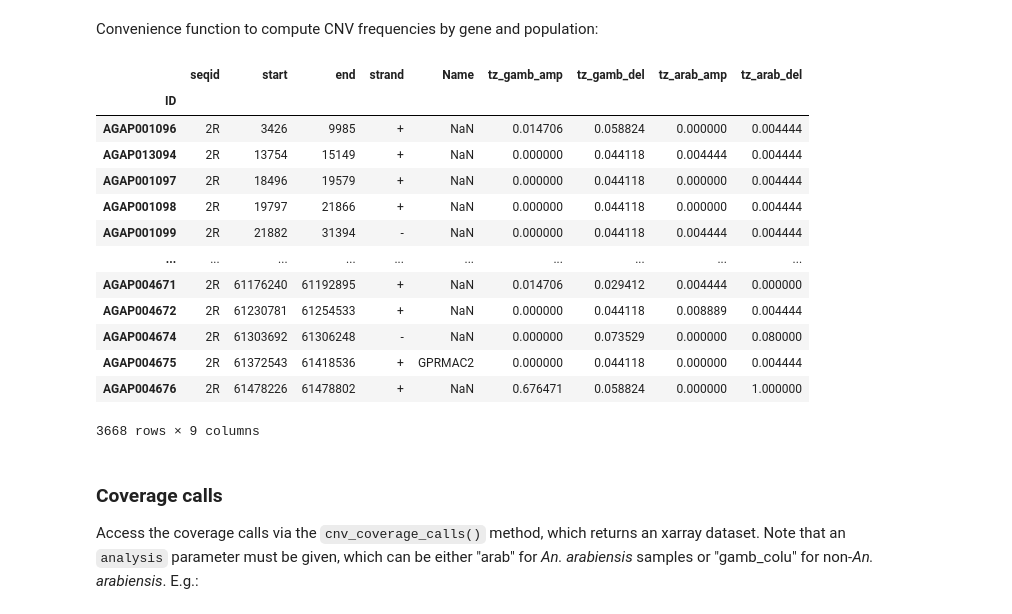
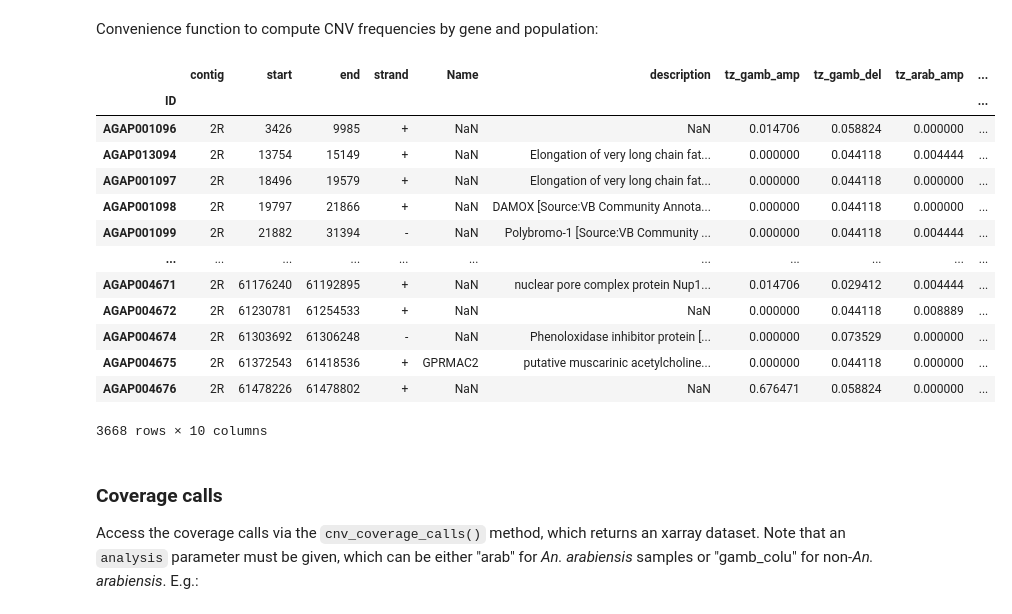
Before and after one commit to alimanfoo/sandbox, a Jupyter notebook: 2021-04-28-ag3-cnv-guide/notebook.ipynb, the cells around one changed output. Drawn from its saved outputs; the diff is of its cells as text; code cells hidden in the pictures.

```diff
--- a/2021-04-28-ag3-cnv-guide/notebook.ipynb
+++ b/2021-04-28-ag3-cnv-guide/notebook.ipynb
@@ -131,27 +129,27 @@ Data variables:
 # %% [markdown]
 Convenience function to compute CNV frequencies by gene and population:
 # %%
-pops = {
+cohorts = {
     'tz_gamb': "sample_set == 'AG1000G-TZ' and species == 'gambiae'",
     'tz_arab': "sample_set == 'AG1000G-TZ' and species == 'arabiensis'",
 }
-df_gene_cnv_freqs = ag3.gene_cnv_frequencies(contig='2R', populations=pops)
+df_gene_cnv_freqs = ag3.gene_cnv_frequencies(contig='2R', cohorts=cohorts)
 df_gene_cnv_freqs
 # %% [output]
-|  | seqid | start | end | strand | Name | tz_gamb_amp | tz_gamb_del | tz_arab_amp | tz_arab_del |
-| ID |  |  |  |  |  |  |  |  |  |
-| AGAP001096 | 2R | 3426 | 9985 | + | NaN | 0.014706 | 0.058824 | 0.000000 | 0.004444 |
-| AGAP013094 | 2R | 13754 | 15149 | + | NaN | 0.000000 | 0.044118 | 0.004444 | 0.004444 |
-| AGAP001097 | 2R | 18496 | 19579 | + | NaN | 0.000000 | 0.044118 | 0.000000 | 0.004444 |
-| AGAP001098 | 2R | 19797 | 21866 | + | NaN | 0.000000 | 0.044118 | 0.000000 | 0.004444 |
-| AGAP001099 | 2R | 21882 | 31394 | - | NaN | 0.000000 | 0.044118 | 0.004444 | 0.004444 |
-| ... | ... | ... | ... | ... | ... | ... | ... | ... | ... |
-| AGAP004671 | 2R | 61176240 | 61192895 | + | NaN | 0.014706 | 0.029412 | 0.004444 | 0.000000 |
-| AGAP004672 | 2R | 61230781 | 61254533 | + | NaN | 0.000000 | 0.044118 | 0.008889 | 0.004444 |
-| AGAP004674 | 2R | 61303692 | 61306248 | - | NaN | 0.000000 | 0.073529 | 0.000000 | 0.080000 |
-| AGAP004675 | 2R | 61372543 | 61418536 | + | GPRMAC2 | 0.000000 | 0.044118 | 0.000000 | 0.004444 |
-| AGAP004676 | 2R | 61478226 | 61478802 | + | NaN | 0.676471 | 0.058824 | 0.000000 | 1.000000 |
+|  | contig | start | end | strand | Name | description | tz_gamb_amp | tz_gamb_del | tz_arab_amp | ... |
+| ID |  |  |  |  |  |  |  |  |  | ... |
+| AGAP001096 | 2R | 3426 | 9985 | + | NaN | NaN | 0.014706 | 0.058824 | 0.000000 | ... |
+| AGAP013094 | 2R | 13754 | 15149 | + | NaN | Elongation of very long chain fat... | 0.000000 | 0.044118 | 0.004444 | ... |
+| AGAP001097 | 2R | 18496 | 19579 | + | NaN | Elongation of very long chain fat... | 0.000000 | 0.044118 | 0.000000 | ... |
+| AGAP001098 | 2R | 19797 | 21866 | + | NaN | DAMOX [Source:VB Community Annota... | 0.000000 | 0.044118 | 0.000000 | ... |
+| AGAP001099 | 2R | 21882 | 31394 | - | NaN | Polybromo-1 [Source:VB Community ... | 0.000000 | 0.044118 | 0.004444 | ... |
+| ... | ... | ... | ... | ... | ... | ... | ... | ... | ... | ... |
+| AGAP004671 | 2R | 61176240 | 61192895 | + | NaN | nuclear pore complex protein Nup1... | 0.014706 | 0.029412 | 0.004444 | ... |
+| AGAP004672 | 2R | 61230781 | 61254533 | + | NaN | NaN | 0.000000 | 0.044118 | 0.008889 | ... |
+| AGAP004674 | 2R | 61303692 | 61306248 | - | NaN | Phenoloxidase inhibitor protein [... | 0.000000 | 0.073529 | 0.000000 | ... |
+| AGAP004675 | 2R | 61372543 | 61418536 | + | GPRMAC2 | putative muscarinic acetylcholine... | 0.000000 | 0.044118 | 0.000000 | ... |
+| AGAP004676 | 2R | 61478226 | 61478802 | + | NaN | NaN | 0.676471 | 0.058824 | 0.000000 | ... |
-3668 rows × 9 columns
+3668 rows × 10 columns
 # %% [markdown]
 ### Coverage calls
 
```
Also changed, not shown: parts of 14 cells of this notebook.
